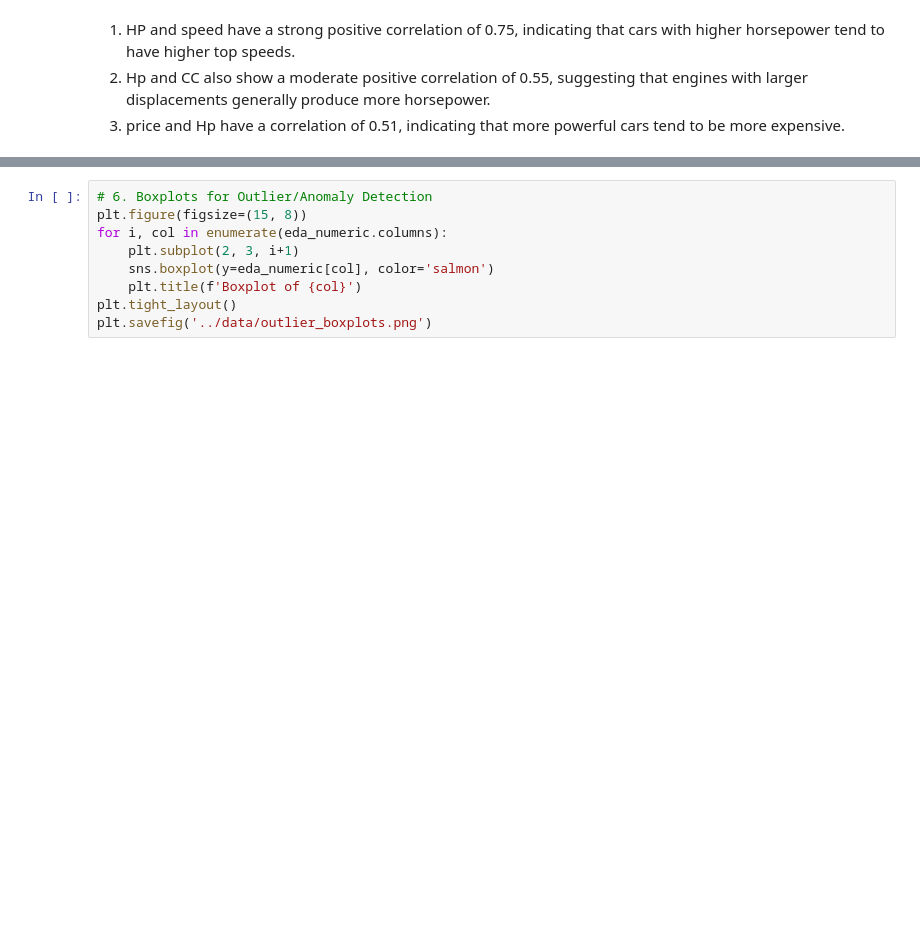
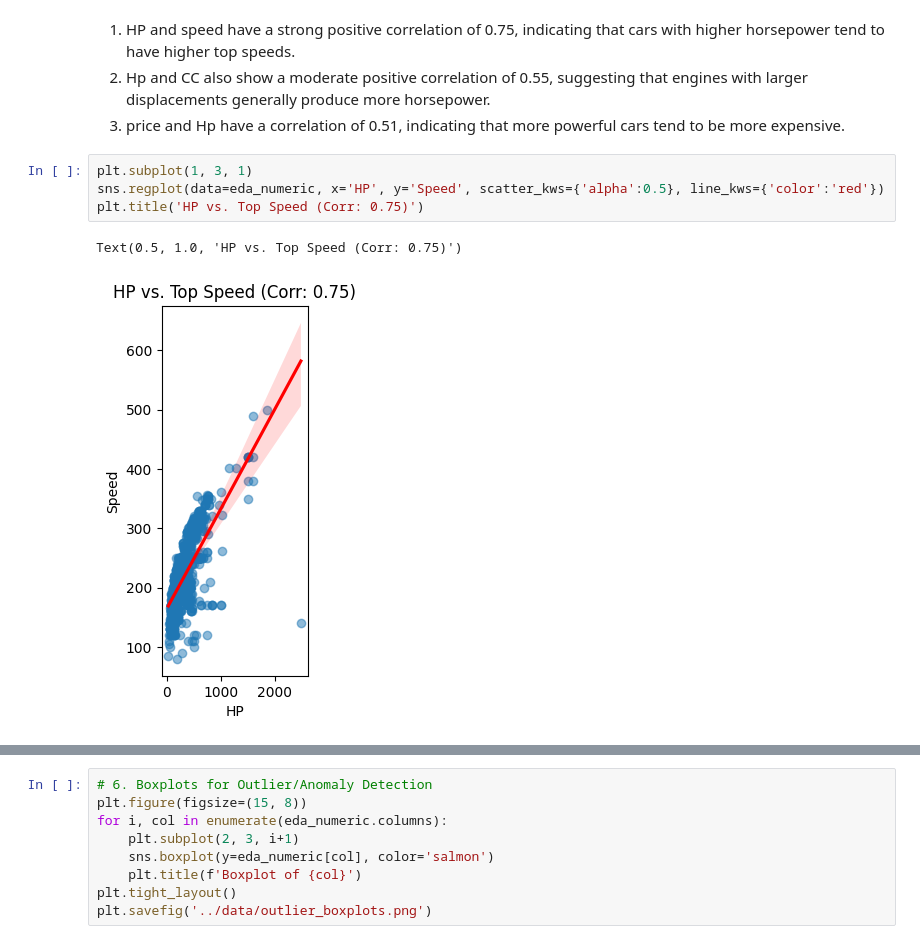
Before and after one commit to orbimatrix/Cars-Collection-DS, a Jupyter notebook: notebooks/EDA.ipynb, the cells around one changed output, grey strips where cells are left out. Cells and saved outputs as stored; diff of their text form; blank space fills up the shorter version.

```diff
--- a/notebooks/EDA.ipynb
+++ b/notebooks/EDA.ipynb
@@ -168,3 +174,10 @@ Torque                                  1    0.082102
 1) HP and speed have a strong positive correlation of 0.75, indicating that cars with higher horsepower tend to have higher top speeds.
 2) Hp and CC also show a moderate positive correlation of 0.55, suggesting that engines with larger displacements generally produce more horsepower.
 3) price and Hp have a correlation of 0.51, indicating that more powerful cars tend to be more expensive.
+# %%
+plt.subplot(1, 3, 1)
+sns.regplot(data=eda_numeric, x='HP', y='Speed', scatter_kws={'alpha':0.5}, line_kws={'color':'red'})
+plt.title('HP vs. Top Speed (Corr: 0.75)')
+# %% [output]
+Text(0.5, 1.0, 'HP vs. Top Speed (Corr: 0.75)')
+[figure, added]
```
Also changed, not shown: parts of 7 cells of this notebook, 5 other files.
